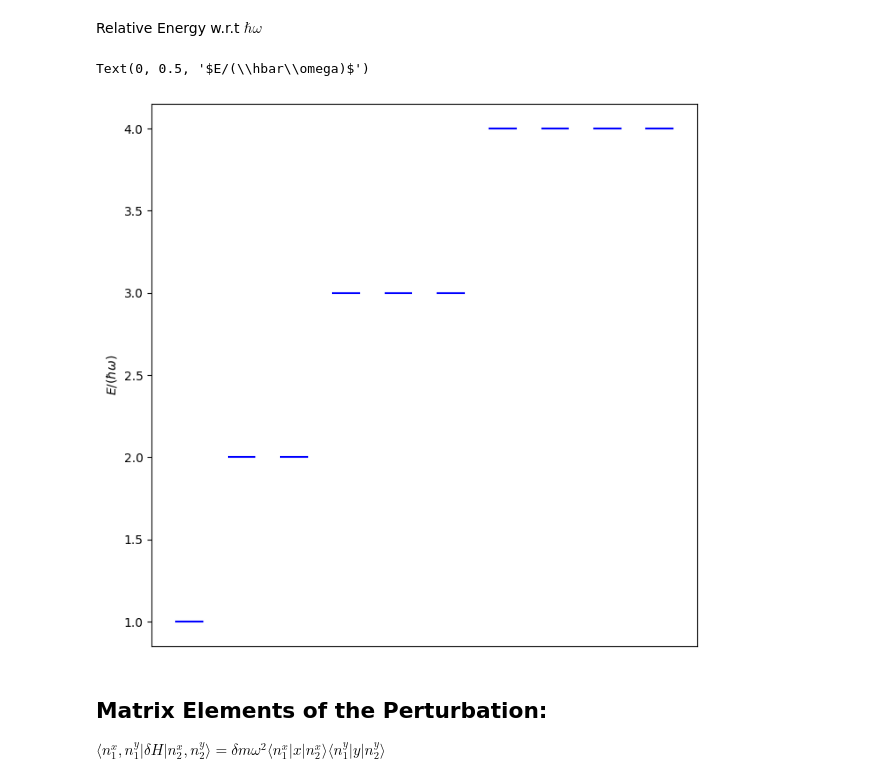
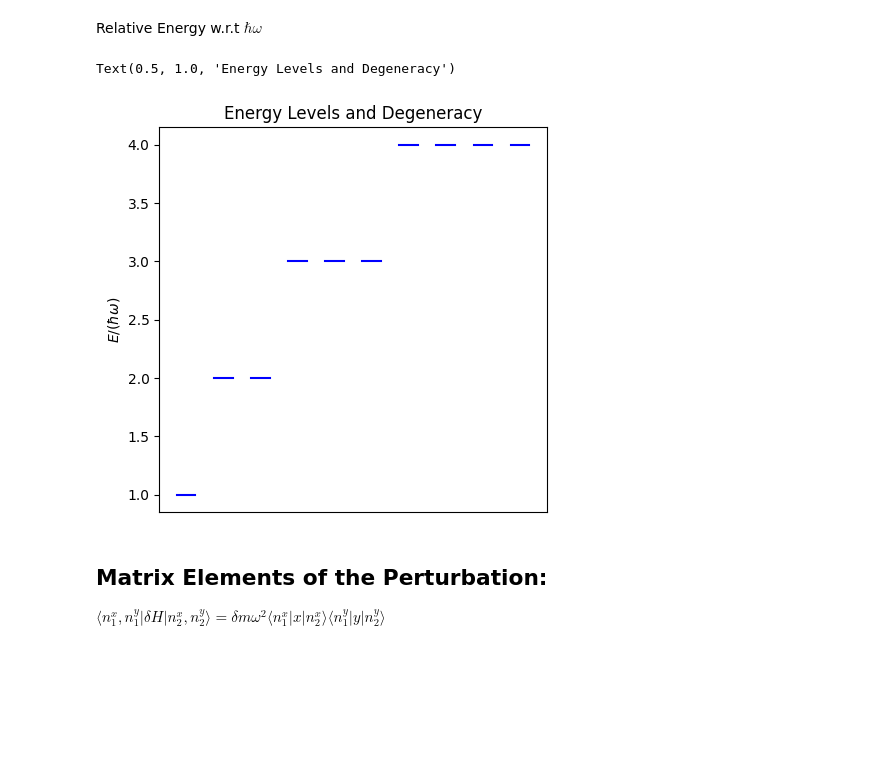
Before and after one commit to Vaquera-Araujo/LabAv2023, a Jupyter notebook: Symbolic and Numerical Projects/Time Independent Perturbation Theory/two_dimensional_ho_coupled_dof.ipynb, the cells around one changed output. Cells and saved outputs as stored; diff of their text form; code cells hidden in the pictures; blank space fills up the shorter version.

```diff
--- a/Symbolic and Numerical Projects/Time Independent Perturbation Theory/two_dimensional_ho_coupled_dof.ipynb
+++ b/Symbolic and Numerical Projects/Time Independent Perturbation Theory/two_dimensional_ho_coupled_dof.ipynb
@@ -65,16 +65,17 @@ for i in range(4):
   for j in range (4):
     relative_energies=np.append(relative_energies,e(i,j))
 # %%
-fig=plt.figure(figsize=(8,8))
+fig=plt.figure(figsize=(5,5))
 ax=fig.gca()
 levels=[[(k,k+0.5),(e,e)] for k, e in enumerate(sorted(relative_energies))]
 for level in levels[:10]:
   ax.plot(level[0],level[1],'b')
 ax.set_xticks([])
 ax.set_ylabel(r'$E/(\hbar\omega)$')
+ax.set_title('Energy Levels and Degeneracy')
 # %% [output]
-Text(0, 0.5, '$E/(\\hbar\\omega)$')
+Text(0.5, 1.0, 'Energy Levels and Degeneracy')
-[figure, old version]
+[figure, new version]
 # %% [markdown]
 ## Matrix Elements of the Perturbation:
 $⟨n^x_1,n^y_1|\delta H|n^x_2,n^y_2\rangle=\delta m \omega^2\langle n^x_1|x|n^x_2\rangle\langle n^y_1|y|n^y_2\rangle$
```
Also changed, not shown: parts of 1 cell of this notebook.
